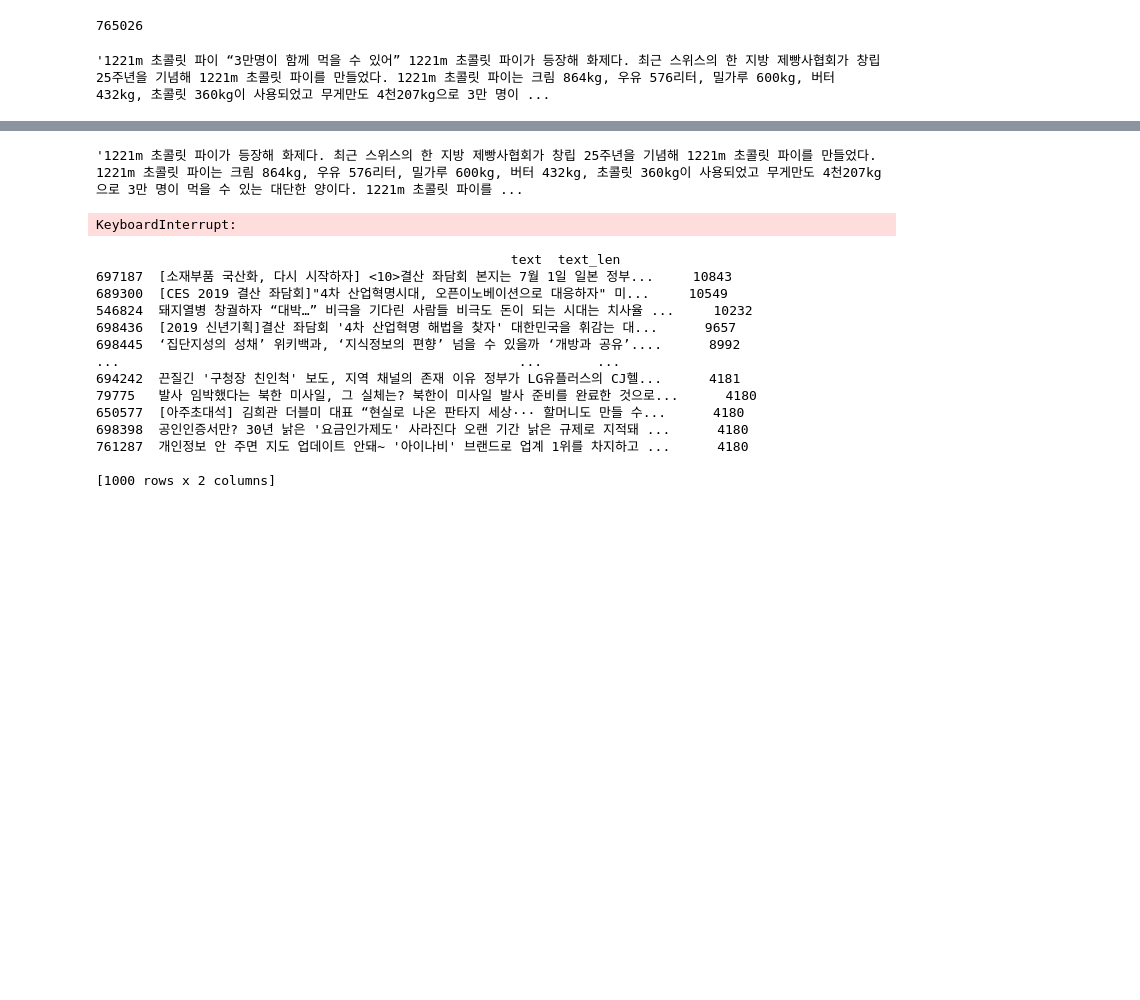
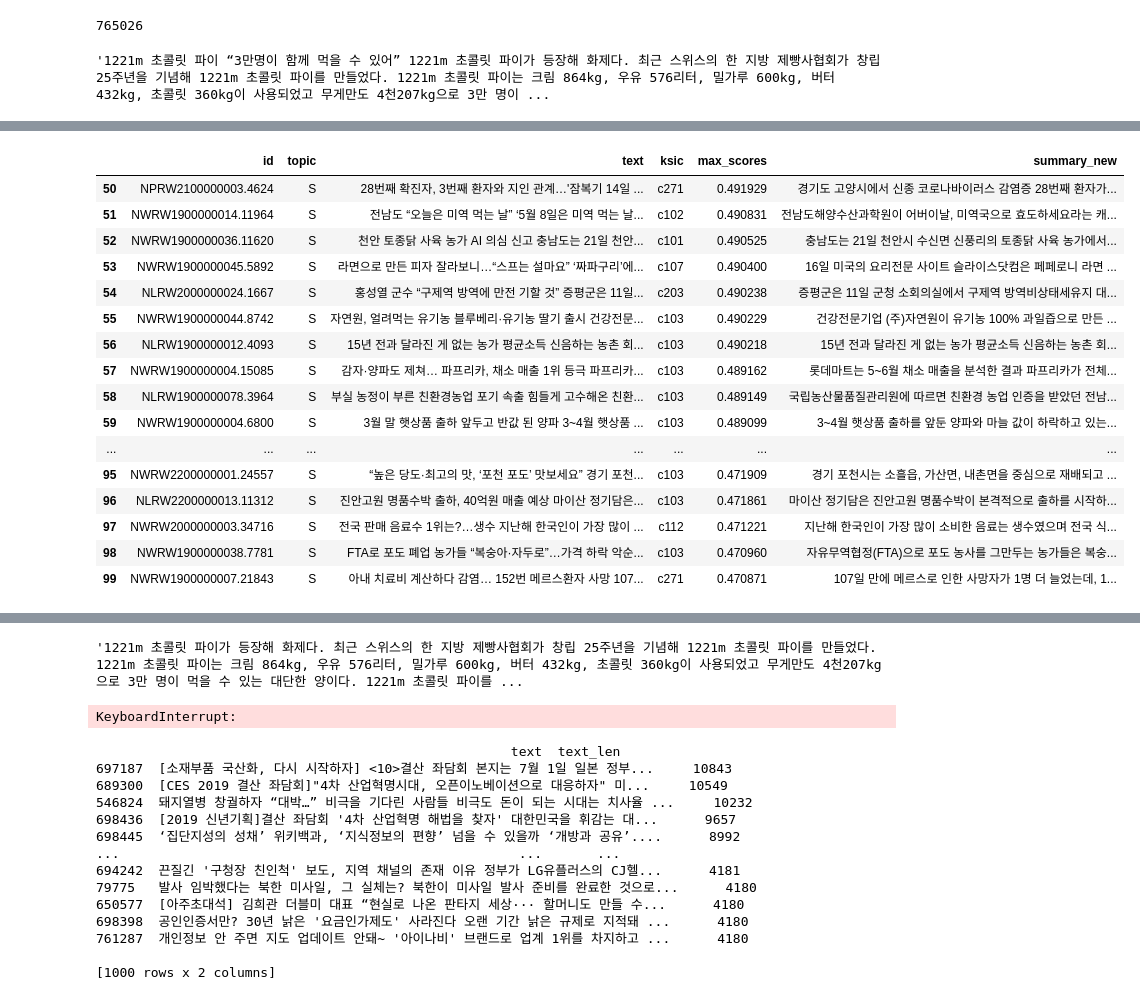
Before and after one commit to osung/summary, a Jupyter notebook: summarize_llm2.ipynb, the cells around one changed output, grey strips where cells are left out. Saved outputs shown, nothing was run; the diff lists cells and outputs as text; code cells hidden in the pictures; blank space fills up the shorter version.

```diff
--- a/summarize_llm2.ipynb
+++ b/summarize_llm2.ipynb
@@ -100,4 +78,4 @@ df.loc[0]['text']
 # %% [output]
 '1221m 초콜릿 파이 “3만명이 함께 먹을 수 있어” 1221m 초콜릿 파이가 등장해 화제다. 최근 스위스의 한 지방 제빵사협회가 창립 25주년을 기념해 1221m 초콜릿 파이를 만들었다. 1221m 초콜릿 파이는 크림 864kg, 우유 576리터, 밀가루 600kg, 버터 432kg, 초콜릿 360kg이 사용되었고 무게만도 4천207kg으로 3만 명이 ...
 # %%
-df
+df_best_scores = df[df['max_scores'] > 0.38]
@@ -119,0 +82,20 @@ df.to_pickle('summary_output.pkl')
+# %%
+df_best_scores[50:100]
+# %% [output]
+|  | id | topic | text | ksic | max_scores | summary_new |
+| 50 | NPRW2100000003.4624 | S | 28번째 확진자, 3번째 환자와 지인 관계…'잠복기 14일 ... | c271 | 0.491929 | 경기도 고양시에서 신종 코로나바이러스 감염증 28번째 환자가... |
+| 51 | NWRW1900000014.11964 | S | 전남도 “오늘은 미역 먹는 날” ‘5월 8일은 미역 먹는 날... | c102 | 0.490831 | 전남도해양수산과학원이 어버이날, 미역국으로 효도하세요라는 캐... |
+| 52 | NWRW1900000036.11620 | S | 천안 토종닭 사육 농가 AI 의심 신고 충남도는 21일 천안... | c101 | 0.490525 | 충남도는 21일 천안시 수신면 신풍리의 토종닭 사육 농가에서... |
+| 53 | NWRW1900000045.5892 | S | 라면으로 만든 피자 잘라보니…“스프는 설마요” ‘짜파구리’에... | c107 | 0.490400 | 16일 미국의 요리전문 사이트 슬라이스닷컴은 페페로니 라면 ... |
+| 54 | NLRW2000000024.1667 | S | 홍성열 군수 “구제역 방역에 만전 기할 것” 증평군은 11일... | c203 | 0.490238 | 증평군은 11일 군청 소회의실에서 구제역 방역비상태세유지 대... |
+| 55 | NWRW1900000044.8742 | S | 자연원, 얼려먹는 유기농 블루베리·유기농 딸기 출시 건강전문... | c103 | 0.490229 | 건강전문기업 (주)자연원이 유기농 100% 과일즙으로 만든 ... |
+| 56 | NLRW1900000012.4093 | S | 15년 전과 달라진 게 없는 농가 평균소득 신음하는 농촌 회... | c103 | 0.490218 | 15년 전과 달라진 게 없는 농가 평균소득 신음하는 농촌 회... |
+| 57 | NWRW1900000004.15085 | S | 감자·양파도 제쳐… 파프리카, 채소 매출 1위 등극 파프리카... | c103 | 0.489162 | 롯데마트는 5~6월 채소 매출을 분석한 결과 파프리카가 전체... |
+| 58 | NLRW1900000078.3964 | S | 부실 농정이 부른 친환경농업 포기 속출 힘들게 고수해온 친환... | c103 | 0.489149 | 국립농산물품질관리원에 따르면 친환경 농업 인증을 받았던 전남... |
+| 59 | NWRW1900000004.6800 | S | 3월 말 햇상품 출하 앞두고 반값 된 양파 3~4월 햇상품 ... | c103 | 0.489099 | 3~4월 햇상품 출하를 앞둔 양파와 마늘 값이 하락하고 있는... |
+| ... | ... | ... | ... | ... | ... | ... |
+| 95 | NWRW2200000001.24557 | S | “높은 당도·최고의 맛, ‘포천 포도’ 맛보세요” 경기 포천... | c103 | 0.471909 | 경기 포천시는 소흘읍, 가산면, 내촌면을 중심으로 재배되고 ... |
+| 96 | NLRW2200000013.11312 | S | 진안고원 명품수박 출하, 40억원 매출 예상 마이산 정기담은... | c103 | 0.471861 | 마이산 정기담은 진안고원 명품수박이 본격적으로 출하를 시작하... |
+| 97 | NWRW2000000003.34716 | S | 전국 판매 음료수 1위는?…생수 지난해 한국인이 가장 많이 ... | c112 | 0.471221 | 지난해 한국인이 가장 많이 소비한 음료는 생수였으며 전국 식... |
+| 98 | NWRW1900000038.7781 | S | FTA로 포도 폐업 농가들 “복숭아·자두로”…가격 하락 악순... | c103 | 0.470960 | 자유무역협정(FTA)으로 포도 농사를 그만두는 농가들은 복숭... |
+| 99 | NWRW1900000007.21843 | S | 아내 치료비 계산하다 감염… 152번 메르스환자 사망 107... | c271 | 0.470871 | 107일 만에 메르스로 인한 사망자가 1명 더 늘었는데, 1... |
```
Also changed, not shown: parts of 16 cells of this notebook, 1 other file.
